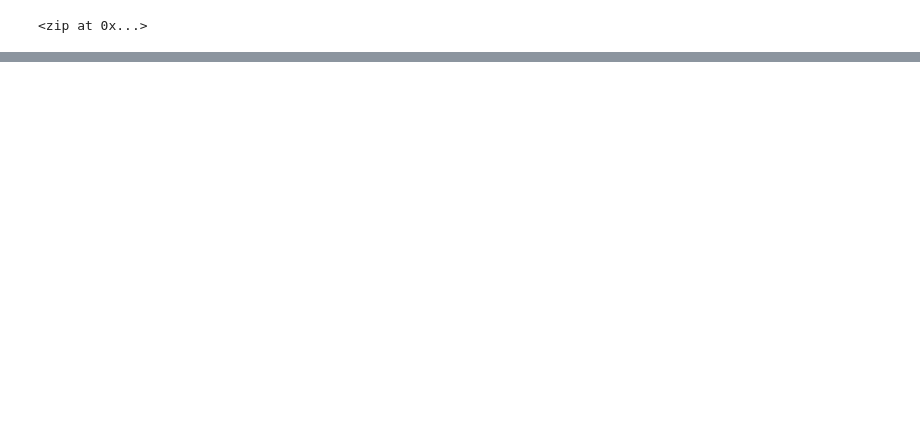
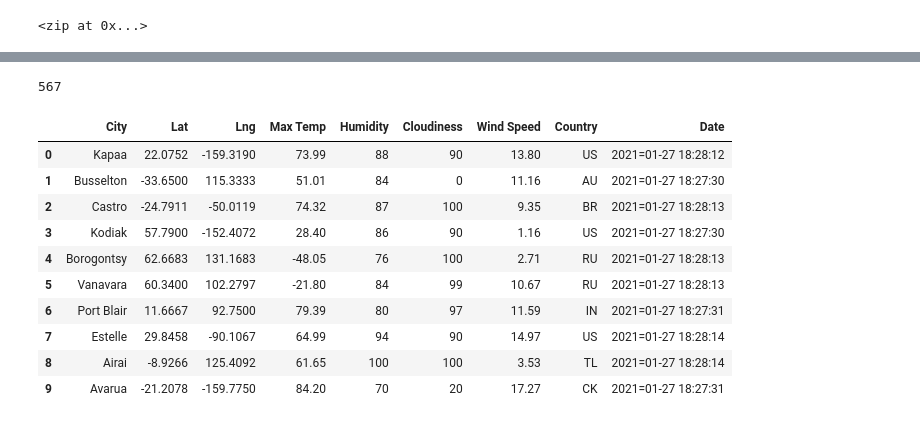
Before and after one commit to mhertel278/World_Weather_Analysis, a Jupyter notebook: WeatherPy.ipynb, the cells around one changed output, grey strips where cells are left out. Saved outputs shown, nothing was run; the diff lists cells and outputs as text; code cells hidden in the pictures; blank space fills up the shorter version.

Commit message:
created df of weather for cities, created weather data folder

```diff
--- a/WeatherPy.ipynb
+++ b/WeatherPy.ipynb
@@ -57,7 +57,7 @@ from pprint import pprint
 from datetime import datetime
 
 city_data = []
-url = "http://api.openweathermap.org/data/2.5/weather?units=Imperial&APPID="
+url = "http://api.openweathermap.org/data/2.5/weather?units=Imperial&APPID=" + weather_api_key
 
 # print the beginning of the logging
 print('Beginning Data Retrieval      ')
@@ -82,3 +82,38 @@ for i, city in enumerate(cities):
     print(f"Processing Record {record_count} of Set {set_count} | {city}")
     # add 1 to record count
     record_count += 1
+
+    # Run API Request for each city
+    try:
+        # Parse the JSON and retrieve the data
+        city_weather = requests.get(city_url).json()
+        # Parse the needed data
+        city_lat = city_weather['coord']['lat']
+        city_lng = city_weather['coord']['lon']
+        city_max_temp = city_weather['main']['temp_max']
+        city_humidity = city_weather['main']['humidity']
+        city_clouds = city_weather['clouds']['all']
+        city_wind = city_weather['wind']['speed']
+        city_country = city_weather['sys']['country']
+        # Convert the date to ISO standard
+        city_date = datetime.utcfromtimestamp(city_weather['dt']).strftime('%Y=%m-%d %H:%M:%S')
+        # Append city information into city_data list
+        city_data.append({'City': city.title(),
+                         'Lat': city_lat,
+                         'Lng': city_lng,
+                         'Max Temp': city_max_temp,
+                         'Humidity': city_humidity,
+                         'Cloudiness': city_clouds,
+                         'Wind Speed': city_wind,
+                         'Country': city_country,
+                          'Date': city_date
+                         })
+    # If an error is experienced, skip the city
+    except:
+        print('City not found.  Skipping...')
+        pass
+
+# Indicate that Data Loading is complete
+print('----------------------------')
+print('Data Retrieval Complete     ')
+print('----------------------------')
@@ -100,0 +138,20 @@ for i, city in enumerate(cities):
+# %%
+len(city_data)
+# %% [output]
+567
+# %%
+# Convert array of dictionaries to Pandas DataFrame
+city_data_df = pd.DataFrame(city_data)
+city_data_df.head(10)
+# %% [output]
+|  | City | Lat | Lng | Max Temp | Humidity | Cloudiness | Wind Speed | Country | Date |
+| 0 | Kapaa | 22.0752 | -159.3190 | 73.99 | 88 | 90 | 13.80 | US | 2021=01-27 18:28:12 |
+| 1 | Busselton | -33.6500 | 115.3333 | 51.01 | 84 | 0 | 11.16 | AU | 2021=01-27 18:27:30 |
+| 2 | Castro | -24.7911 | -50.0119 | 74.32 | 87 | 100 | 9.35 | BR | 2021=01-27 18:28:13 |
+| 3 | Kodiak | 57.7900 | -152.4072 | 28.40 | 86 | 90 | 1.16 | US | 2021=01-27 18:27:30 |
+| 4 | Borogontsy | 62.6683 | 131.1683 | -48.05 | 76 | 100 | 2.71 | RU | 2021=01-27 18:28:13 |
+| 5 | Vanavara | 60.3400 | 102.2797 | -21.80 | 84 | 99 | 10.67 | RU | 2021=01-27 18:28:13 |
+| 6 | Port Blair | 11.6667 | 92.7500 | 79.39 | 80 | 97 | 11.59 | IN | 2021=01-27 18:27:31 |
+| 7 | Estelle | 29.8458 | -90.1067 | 64.99 | 94 | 90 | 14.97 | US | 2021=01-27 18:28:14 |
+| 8 | Airai | -8.9266 | 125.4092 | 61.65 | 100 | 100 | 3.53 | TL | 2021=01-27 18:28:14 |
+| 9 | Avarua | -21.2078 | -159.7750 | 84.20 | 70 | 20 | 17.27 | CK | 2021=01-27 18:27:31 |
```
Also changed, not shown: parts of 10 cells of this notebook, 1 other file.
